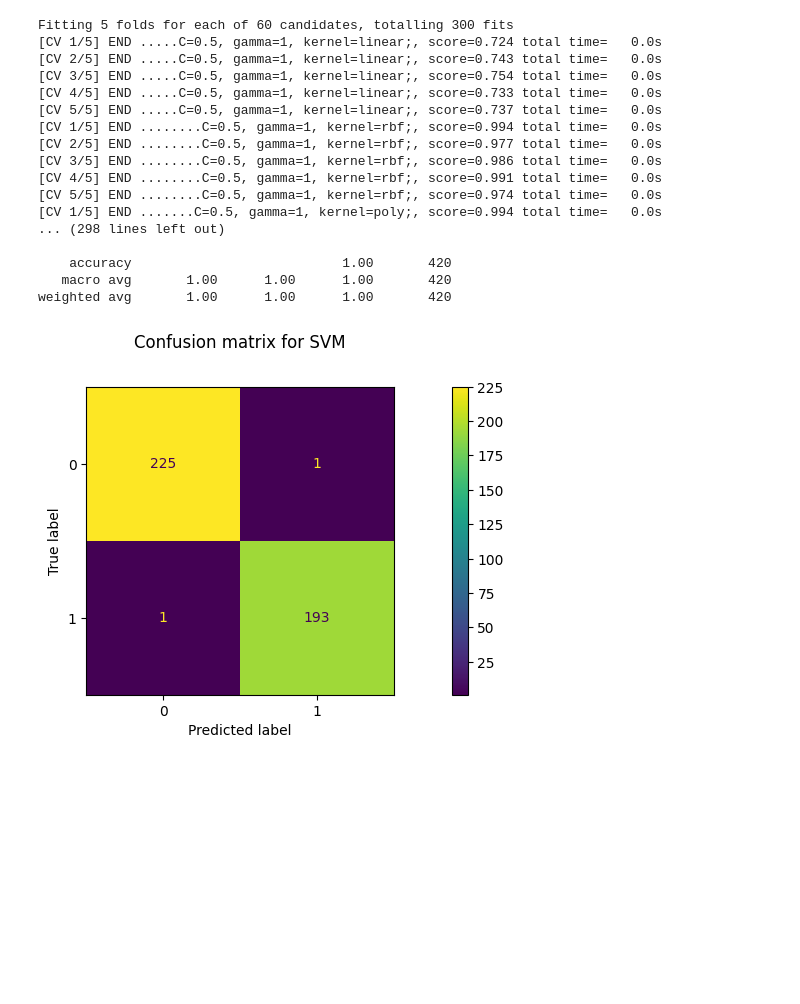
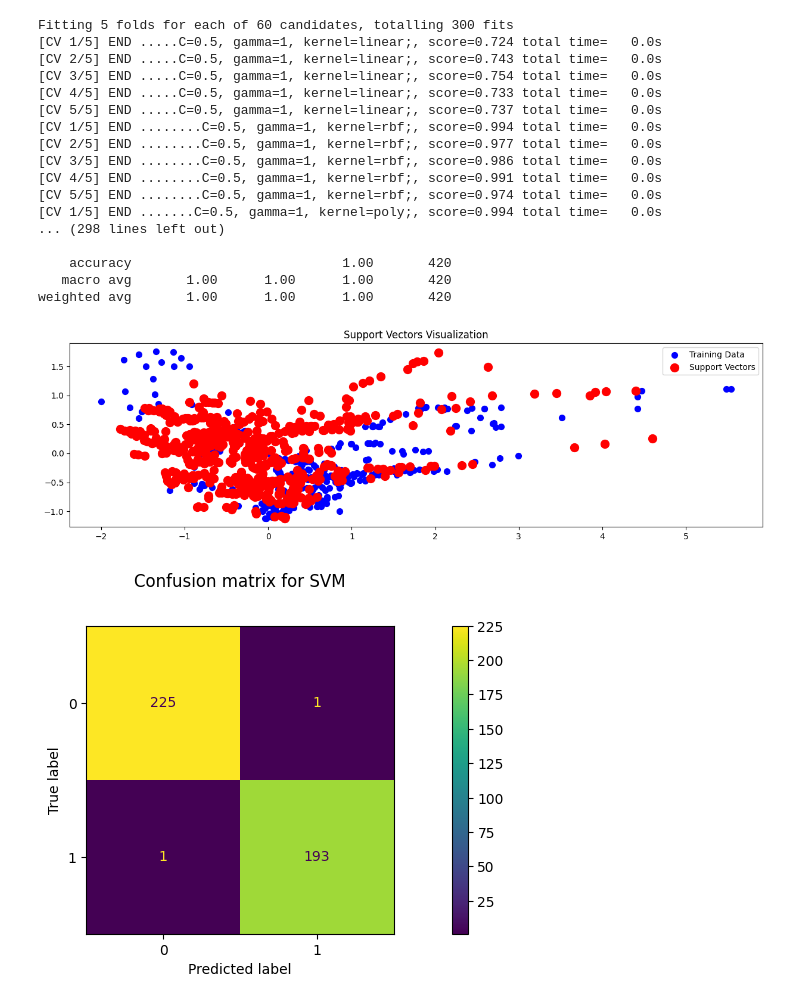
Before and after one commit to Bishwaprotapi/Parkinson-s-DiseaseML, a Jupyter notebook: parkinson disease.ipynb, the cells around one changed output. Saved outputs shown, nothing was run; the diff lists cells and outputs as text; code cells hidden in the pictures; blank space fills up the shorter version.

```diff
--- a/parkinson disease.ipynb
+++ b/parkinson disease.ipynb
@@ -679,6 +671,22 @@ Fitting 5 folds for each of 60 candidates, totalling 300 fits
     accuracy                           1.00       420
    macro avg       1.00      1.00      1.00       420
 weighted avg       1.00      1.00      1.00       420
+# %%
+import matplotlib.pyplot as plt
+from sklearn.decomposition import PCA
+
+# Apply PCA to reduce the dimensions to 2
+pca = PCA(n_components=2)
+X_r = pca.fit(X_train).transform(X_train)
+
+# Plot the support vectors
+plt.scatter(X_r[:, 0], X_r[:, 1], c='b', s=50, label='Training Data')
+plt.scatter(X_r[clf.support_, 0], X_r[clf.support_, 1], c='r', s=100, label='Support Vectors')
+plt.legend()
+plt.title('Support Vectors Visualization')
+plt.show()
+# %% [output]
+[figure, added]
 # %%
 from sklearn.metrics import confusion_matrix, ConfusionMatrixDisplay
 
```
Also changed, not shown: parts of 13 cells of this notebook.
